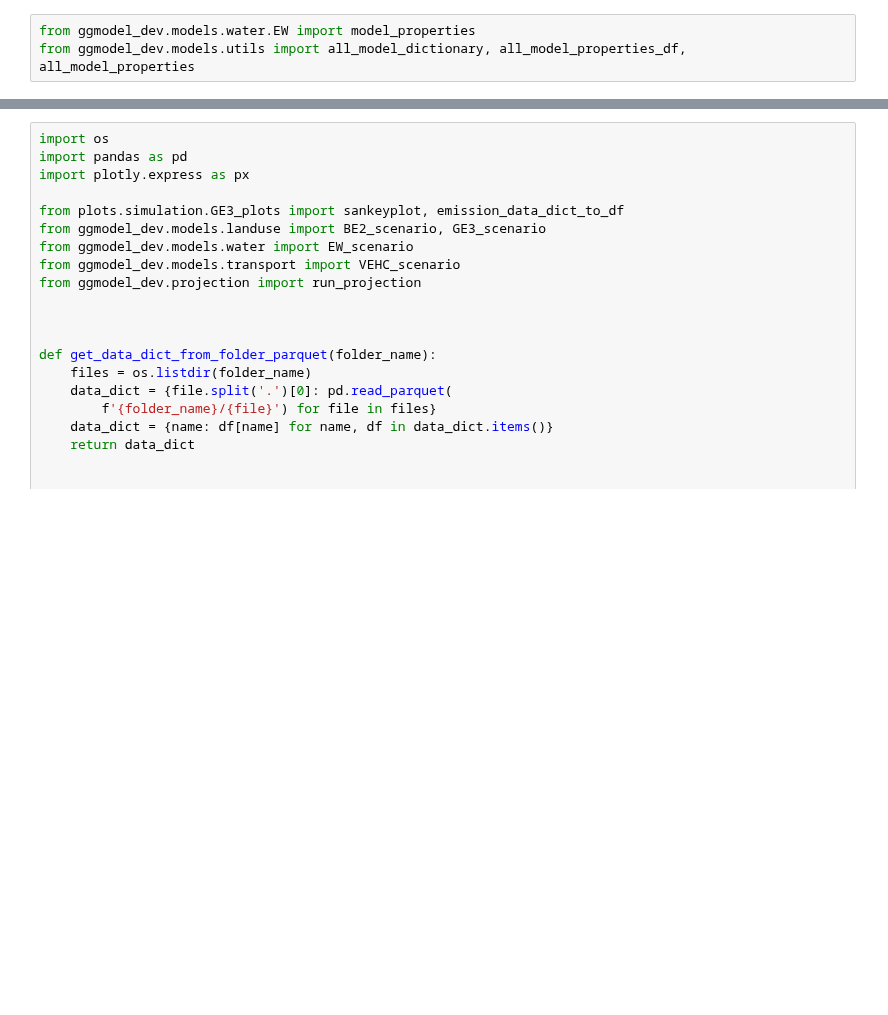
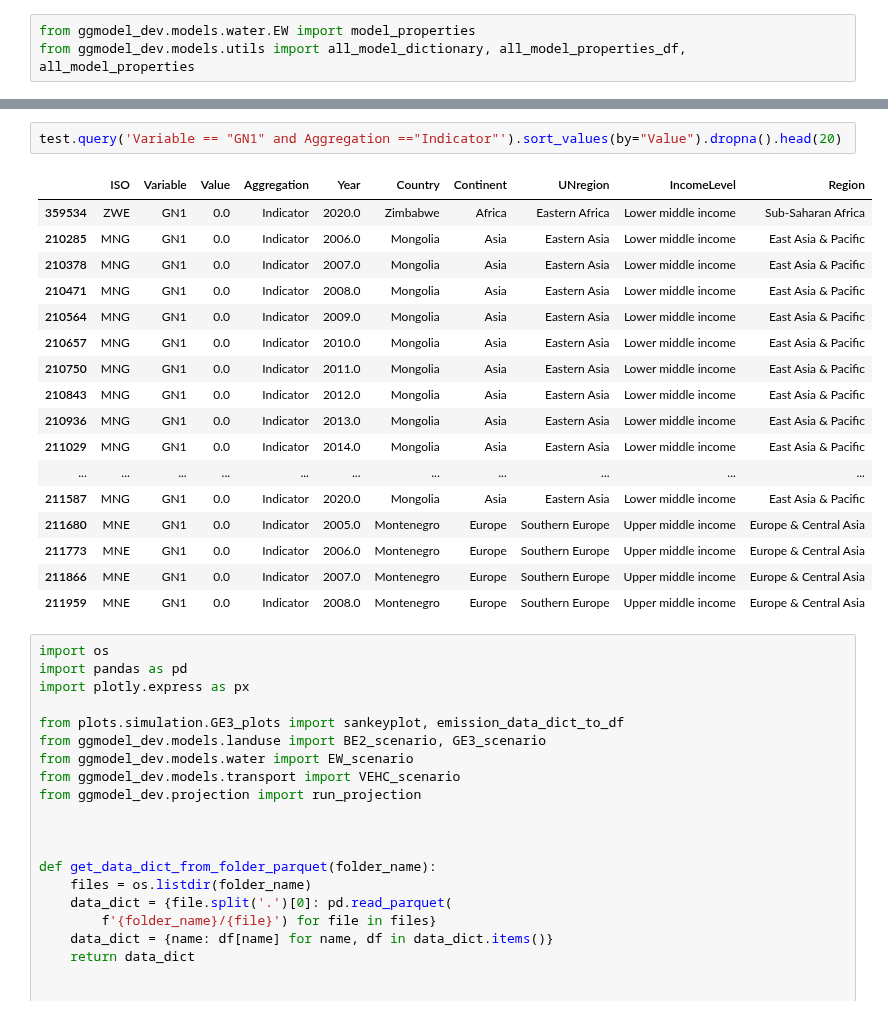
Before and after one commit to simonzabrocki/SimulationDashboard, a Jupyter notebook: draft.ipynb, the cells around one changed output, grey strips where cells are left out. Saved outputs shown, nothing was run; the diff lists cells and outputs as text; blank space fills up the shorter version.

```diff
--- a/draft.ipynb
+++ b/draft.ipynb
@@ -4,3 +28,23 @@ from ggmodel_dev.models.utils import all_model_dictionary, all_model_properties_
+# %%
+test.query('Variable == "GN1" and Aggregation =="Indicator"').sort_values(by="Value").dropna().head(20)
+# %% [output]
+|  | ISO | Variable | Value | Aggregation | Year | Country | Continent | UNregion | IncomeLevel | Region |
+| 359534 | ZWE | GN1 | 0.0 | Indicator | 2020.0 | Zimbabwe | Africa | Eastern Africa | Lower middle income | Sub-Saharan Africa |
+| 210285 | MNG | GN1 | 0.0 | Indicator | 2006.0 | Mongolia | Asia | Eastern Asia | Lower middle income | East Asia & Pacific |
+| 210378 | MNG | GN1 | 0.0 | Indicator | 2007.0 | Mongolia | Asia | Eastern Asia | Lower middle income | East Asia & Pacific |
+| 210471 | MNG | GN1 | 0.0 | Indicator | 2008.0 | Mongolia | Asia | Eastern Asia | Lower middle income | East Asia & Pacific |
+| 210564 | MNG | GN1 | 0.0 | Indicator | 2009.0 | Mongolia | Asia | Eastern Asia | Lower middle income | East Asia & Pacific |
+| 210657 | MNG | GN1 | 0.0 | Indicator | 2010.0 | Mongolia | Asia | Eastern Asia | Lower middle income | East Asia & Pacific |
+| 210750 | MNG | GN1 | 0.0 | Indicator | 2011.0 | Mongolia | Asia | Eastern Asia | Lower middle income | East Asia & Pacific |
+| 210843 | MNG | GN1 | 0.0 | Indicator | 2012.0 | Mongolia | Asia | Eastern Asia | Lower middle income | East Asia & Pacific |
+| 210936 | MNG | GN1 | 0.0 | Indicator | 2013.0 | Mongolia | Asia | Eastern Asia | Lower middle income | East Asia & Pacific |
+| 211029 | MNG | GN1 | 0.0 | Indicator | 2014.0 | Mongolia | Asia | Eastern Asia | Lower middle income | East Asia & Pacific |
+| ... | ... | ... | ... | ... | ... | ... | ... | ... | ... | ... |
+| 211587 | MNG | GN1 | 0.0 | Indicator | 2020.0 | Mongolia | Asia | Eastern Asia | Lower middle income | East Asia & Pacific |
+| 211680 | MNE | GN1 | 0.0 | Indicator | 2005.0 | Montenegro | Europe | Southern Europe | Upper middle income | Europe & Central Asia |
+| 211773 | MNE | GN1 | 0.0 | Indicator | 2006.0 | Montenegro | Europe | Southern Europe | Upper middle income | Europe & Central Asia |
+| 211866 | MNE | GN1 | 0.0 | Indicator | 2007.0 | Montenegro | Europe | Southern Europe | Upper middle income | Europe & Central Asia |
+| 211959 | MNE | GN1 | 0.0 | Indicator | 2008.0 | Montenegro | Europe | Southern Europe | Upper middle income | Europe & Central Asia |
 # %%
 import os
 import pandas as pd
```
Also changed, not shown: parts of 2 cells of this notebook, 4 other files.
